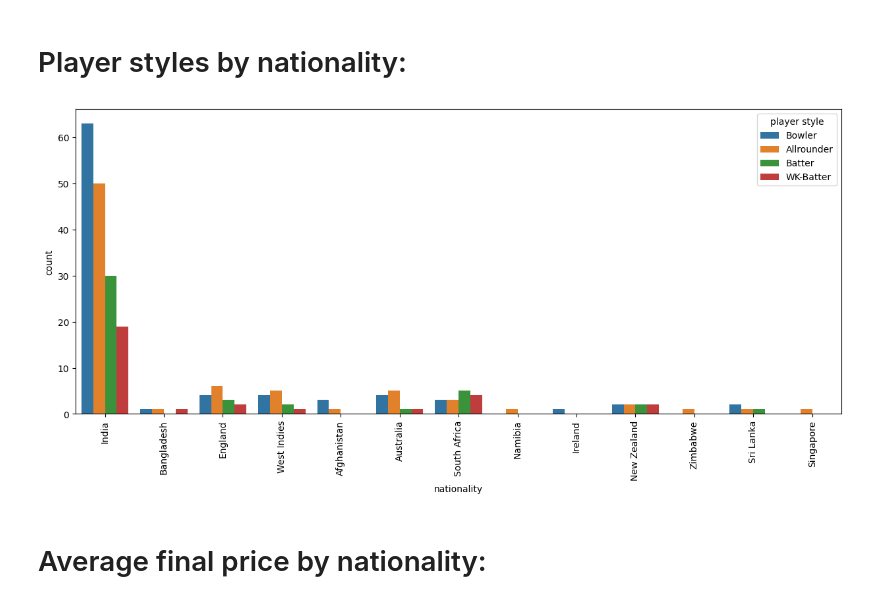
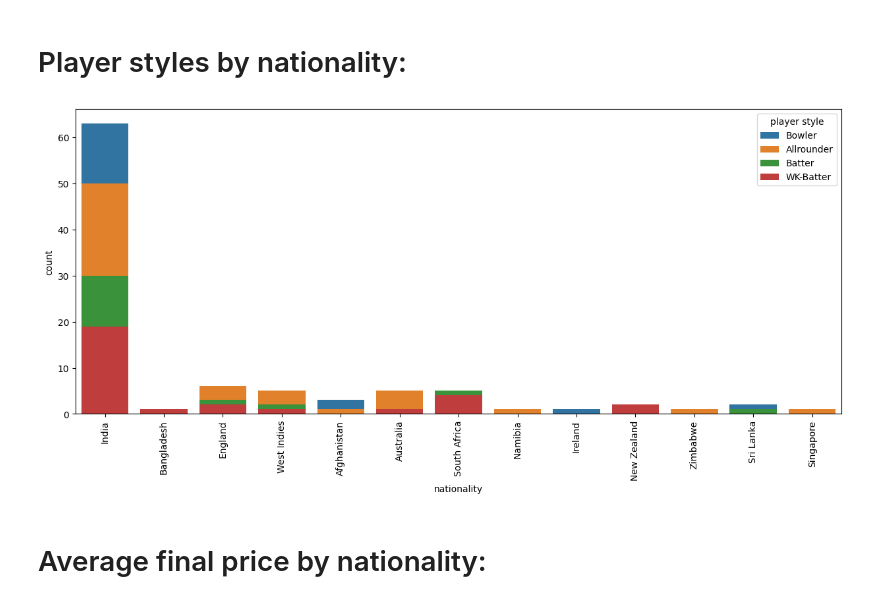
Before and after one commit to Uzair-A-Jokhio/Data_Projects, a Jupyter notebook: ipl-2023-auction-eda.ipynb, the cells around one changed output. Drawn from its saved outputs; the diff is of its cells as text; code cells hidden in the pictures.

```diff
--- a/ipl-2023-auction-eda.ipynb
+++ b/ipl-2023-auction-eda.ipynb
@@ -208,12 +208,12 @@ ret_keeper
 # %% [markdown]
 # Player styles by nationality:
 # %%
-plt.figure(figsize=(15,6))
-sns.countplot(x='nationality', hue='player style', data=ipl_player)
+plt.figure(figsize=(15, 6))
+sns.countplot(x='nationality', hue='player style', data=ipl_player, dodge=False)
 plt.xticks(rotation=90)
 plt.show()
 # %% [output]
-[figure, old version]
+[figure, new version]
 # %% [markdown]
 # Average final price by nationality:
 # %%
```
Also changed, not shown: parts of 2 cells of this notebook.
